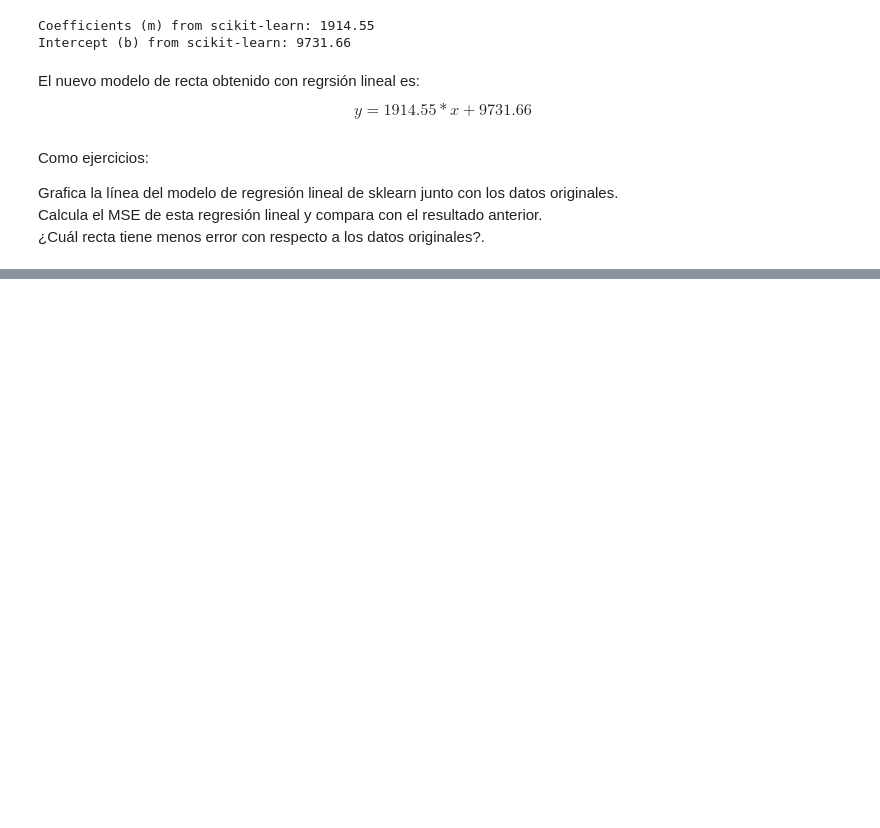
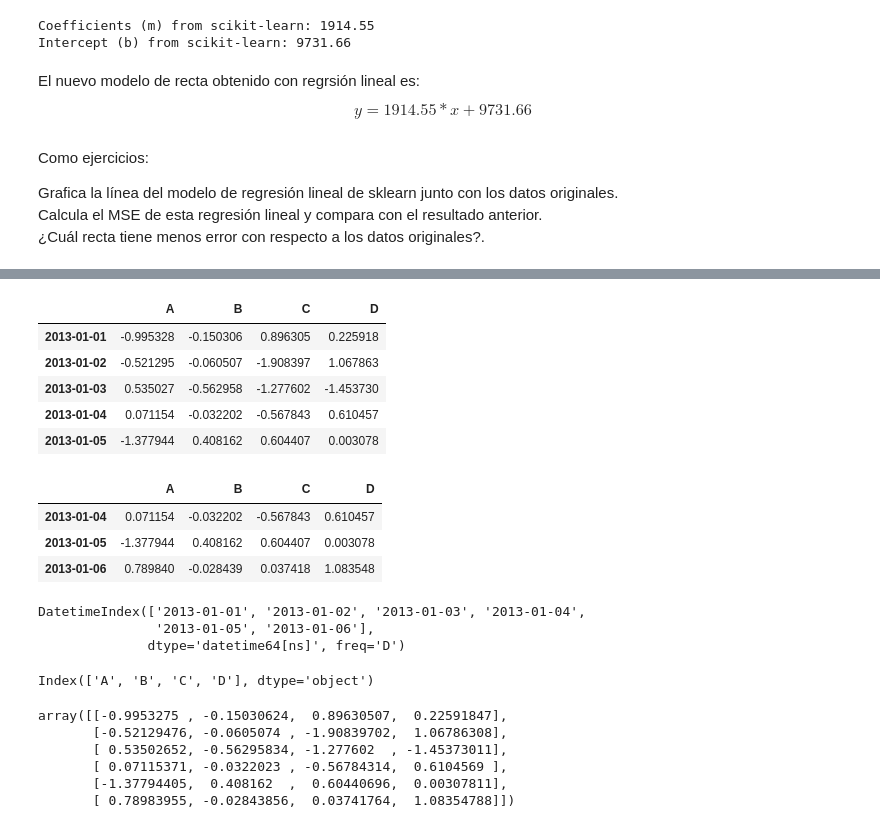
Before and after one commit to alangilsanchez/MineriaDeDatos, a Jupyter notebook: Mineria_De_Datos.ipynb, the cells around one changed output, grey strips where cells are left out. Cells and saved outputs as stored; diff of their text form; code cells hidden in the pictures; blank space fills up the shorter version.

```diff
--- a/Mineria_De_Datos.ipynb
+++ b/Mineria_De_Datos.ipynb
@@ -830,0 +898,35 @@ mse
+# %%
+df.head() #Muestra los primero 5 elementos
+# %% [output]
+|  | A | B | C | D |
+| 2013-01-01 | -0.995328 | -0.150306 | 0.896305 | 0.225918 |
+| 2013-01-02 | -0.521295 | -0.060507 | -1.908397 | 1.067863 |
+| 2013-01-03 | 0.535027 | -0.562958 | -1.277602 | -1.453730 |
+| 2013-01-04 | 0.071154 | -0.032202 | -0.567843 | 0.610457 |
+| 2013-01-05 | -1.377944 | 0.408162 | 0.604407 | 0.003078 |
+# %%
+df.tail(3) #los ultimos
+# %% [output]
+|  | A | B | C | D |
+| 2013-01-04 | 0.071154 | -0.032202 | -0.567843 | 0.610457 |
+| 2013-01-05 | -1.377944 | 0.408162 | 0.604407 | 0.003078 |
+| 2013-01-06 | 0.789840 | -0.028439 | 0.037418 | 1.083548 |
+# %%
+df.index
+# %% [output]
+DatetimeIndex(['2013-01-01', '2013-01-02', '2013-01-03', '2013-01-04',
+               '2013-01-05', '2013-01-06'],
+              dtype='datetime64[ns]', freq='D')
+# %%
+df.columns
+# %% [output]
+Index(['A', 'B', 'C', 'D'], dtype='object')
+# %%
+df.to_numpy()
+# %% [output]
+array([[-0.9953275 , -0.15030624,  0.89630507,  0.22591847],
+       [-0.52129476, -0.0605074 , -1.90839702,  1.06786308],
+       [ 0.53502652, -0.56295834, -1.277602  , -1.45373011],
+       [ 0.07115371, -0.0322023 , -0.56784314,  0.6104569 ],
+       [-1.37794405,  0.408162  ,  0.60440696,  0.00307811],
+       [ 0.78983955, -0.02843856,  0.03741764,  1.08354788]])
```
Also changed, not shown: parts of 16 cells of this notebook.
